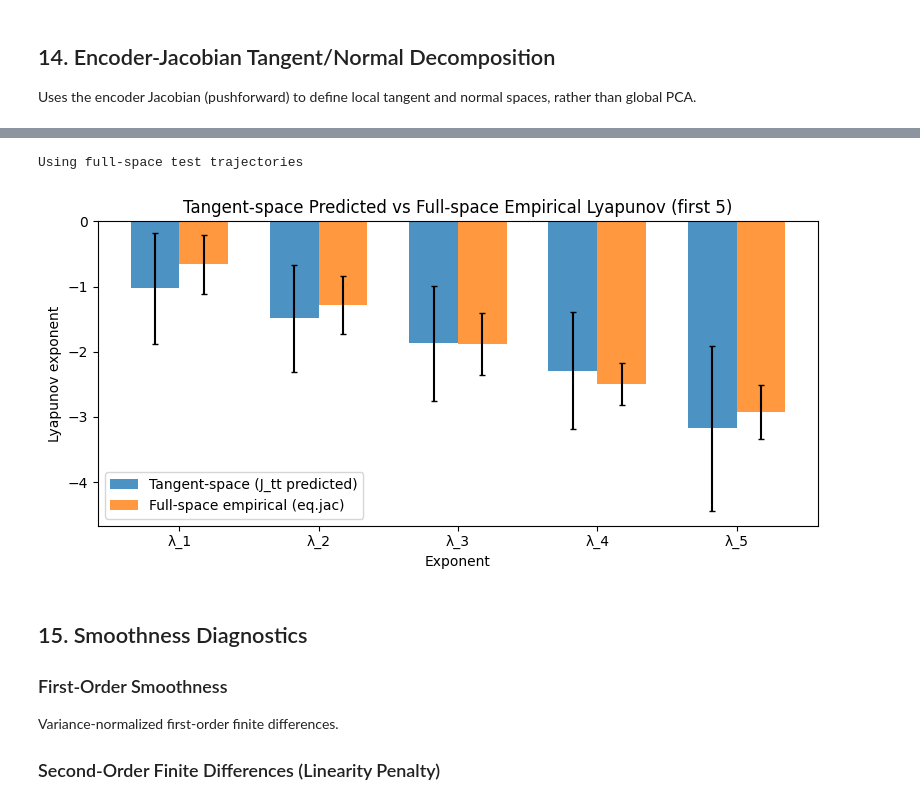
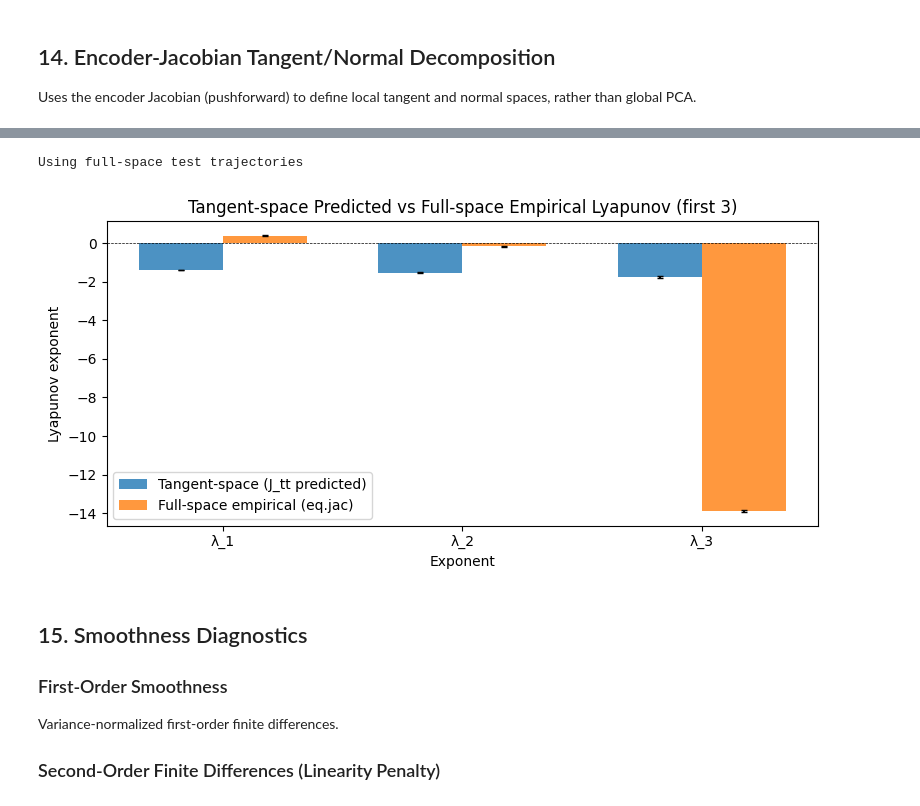
Before and after one commit to adamjeisen/JacobianODE, a Jupyter notebook: _jupyter/Sweep Analytics (Latent JacobianODE).ipynb, the cells around one changed output, grey strips where cells are left out. Drawn from its saved outputs; the diff is of its cells as text; code cells hidden in the pictures.

```diff
--- a/_jupyter/Sweep Analytics (Latent JacobianODE).ipynb
+++ b/_jupyter/Sweep Analytics (Latent JacobianODE).ipynb
@@ -1585,41 +1596,46 @@ if eq is not None:
         jacs = eq.jac(traj_i, t=0)
         jacs_t = torch.as_tensor(np.asarray(jacs)).float() if not torch.is_tensor(jacs) else jacs.float()
         le_i = LitLatentJacobianODE.compute_lyapunov_exponents(jacs_t, dt)
         all_empirical_lyap.append(le_i)
 
     all_empirical_lyap = torch.stack(all_empirical_lyap)
     empirical_lyap_full = all_empirical_lyap.mean(dim=0)
     empirical_lyap_full_std = all_empirical_lyap.std(dim=0)
 else:
     empirical_lyap_full = None
     empirical_lyap_full_std = None
 
 # Tangent-space predicted (first 5)
 tangent_pred = lyap_pred_tt_mean[:N_COMPARE].cpu().numpy()
 tangent_pred_std = lyap_pred_tt_std[:N_COMPARE].cpu().numpy()
 
+# Use min of available lengths to handle systems with fewer Lyapunov exponents (e.g. Lorenz has 3)
+n_plot = min(N_COMPARE, len(tangent_pred))
+if empirical_lyap_full is not None:
+    n_plot = min(n_plot, len(empirical_lyap_full))
+
 fig, ax = plt.subplots(figsize=(8, 4))
-x = np.arange(N_COMPARE)
+x = np.arange(n_plot)
 bar_w = 0.35
-ax.bar(x - bar_w/2, tangent_pred, width=bar_w, yerr=tangent_pred_std, capsize=2,
+ax.bar(x - bar_w/2, tangent_pred[:n_plot], width=bar_w, yerr=tangent_pred_std[:n_plot], capsize=2,
        label='Tangent-space (J_tt predicted)', alpha=0.8, color='C0')
 if empirical_lyap_full is not None:
-    emp_first5 = empirical_lyap_full[:N_COMPARE].cpu().numpy()
-    emp_std5 = empirical_lyap_full_std[:N_COMPARE].cpu().numpy() if empirical_lyap_full_std is not None else np.zeros(N_COMPARE)
-    ax.bar(x + bar_w/2, emp_first5, width=bar_w, yerr=emp_std5, capsize=2,
+    emp_firstn = empirical_lyap_full[:n_plot].cpu().numpy()
+    emp_stdn = empirical_lyap_full_std[:n_plot].cpu().numpy() if empirical_lyap_full_std is not None else np.zeros(n_plot)
+    ax.bar(x + bar_w/2, emp_firstn, width=bar_w, yerr=emp_stdn, capsize=2,
            label='Full-space empirical (eq.jac)', alpha=0.8, color='C1')
 ax.axhline(y=0, color='k', linestyle='--', lw=0.5)
 ax.set_xticks(x)
-ax.set_xticklabels([f'λ_{i+1}' for i in range(N_COMPARE)])
+ax.set_xticklabels([f'λ_{i+1}' for i in range(n_plot)])
 ax.set_xlabel('Exponent')
 ax.set_ylabel('Lyapunov exponent')
-ax.set_title('Tangent-space Predicted vs Full-space Empirical Lyapunov (first 5)')
+ax.set_title(f'Tangent-space Predicted vs Full-space Empirical Lyapunov (first {n_plot})')
 ax.legend()
 plt.tight_layout()
 plt.show()
 # %% [output]
 Using full-space test trajectories
-[figure, old version]
+[figure, new version]
 # %% [markdown]
 ## 15. Smoothness Diagnostics
 
```
Also changed, not shown: parts of 25 cells of this notebook, 3 other files.
